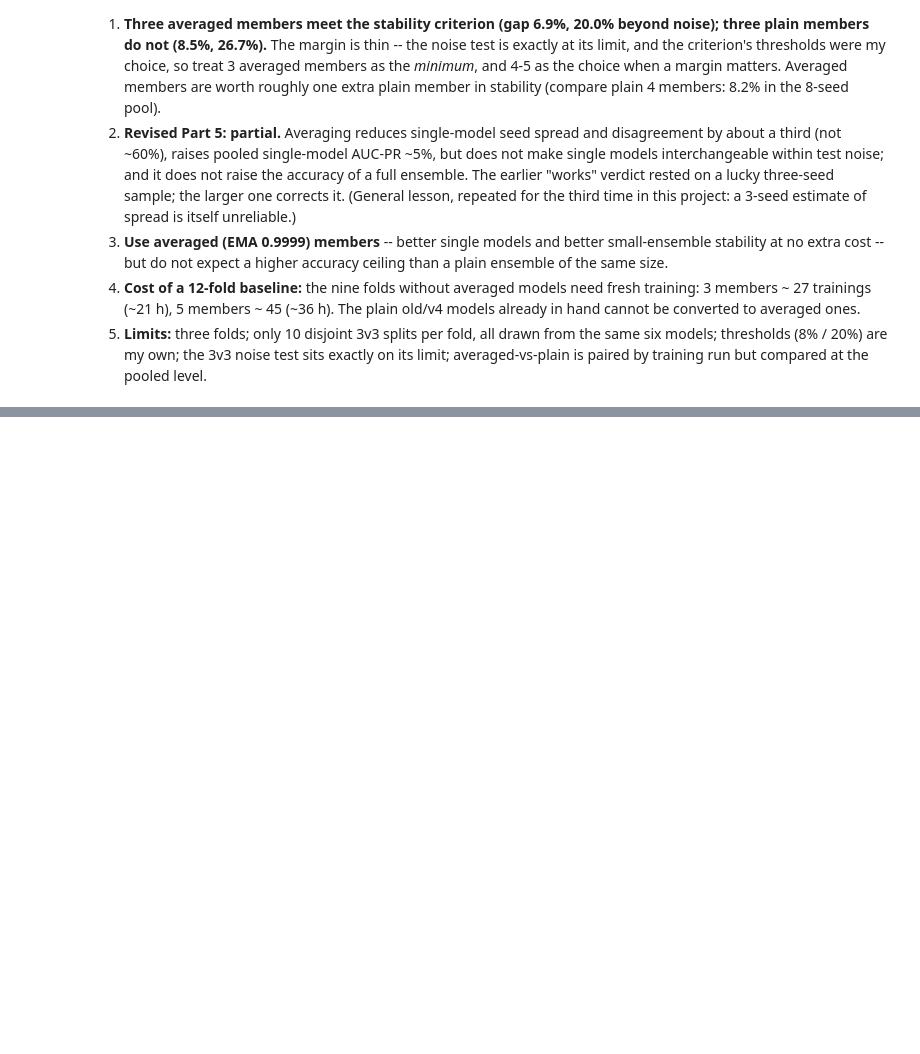
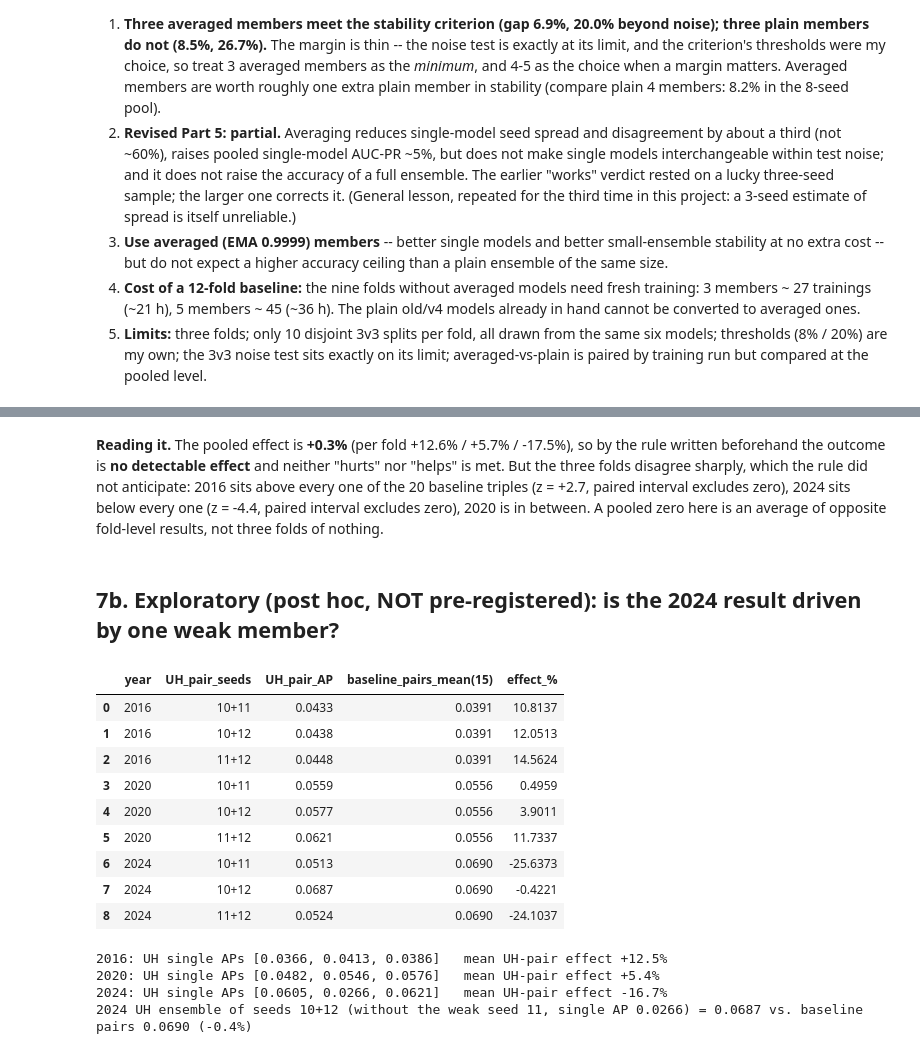
Before and after one commit to evanshabsove/short_term_tornado_predictor, a Jupyter notebook: notebooks/sample_mix_diagnostics.ipynb, the cells around one changed output, grey strips where cells are left out. Saved outputs shown, nothing was run; the diff lists cells and outputs as text; code cells hidden in the pictures; blank space fills up the shorter version.

```diff
--- a/notebooks/sample_mix_diagnostics.ipynb
+++ b/notebooks/sample_mix_diagnostics.ipynb
@@ -1304,0 +1351,32 @@ plus the matched baseline triple (seeds 10-12) with a paired day-bootstrap inter
+# %% [markdown]
+**Reading it.** The pooled effect is **+0.3%** (per fold +12.6% / +5.7% / -17.5%), so by the rule written beforehand the outcome is **no detectable effect** and neither "hurts" nor "helps" is met. But the three folds disagree sharply, which the rule did not anticipate:
+2016 sits above every one of the 20 baseline triples (z = +2.7, paired interval excludes zero), 2024 sits below every one (z = -4.4, paired interval excludes zero), 2020 is in between. A pooled zero here is an average of opposite fold-level results, not three folds of nothing.
+# %% [markdown]
+## 7b. Exploratory (post hoc, NOT pre-registered): is the 2024 result driven by one weak member?
+# %%
+rows = []
+for r in UHX:
+    bm = r["base_pairs_mean"]
+    for k, v in r["uh_pairs"].items():
+        rows.append({"year": r["year"], "UH_pair_seeds": k, "UH_pair_AP": v, "baseline_pairs_mean(15)": bm, "effect_%": 100 * (v / bm - 1)})
+xp = pd.DataFrame(rows)
+display(xp.round(4))
+for r in UHX:
+    print(f"{r['year']}: UH single APs {[round(v, 4) for v in r['uh_singles'].values()]}   mean UH-pair effect {100*np.mean([v / r['base_pairs_mean'] - 1 for v in r['uh_pairs'].values()]):+.1f}%")
+w = [r for r in UHX if r["year"] == 2024][0]
+print(f"2024 UH ensemble of seeds 10+12 (without the weak seed 11, single AP {w['uh_singles']['11']:.4f}) = {w['uh_pairs']['10+12']:.4f} vs. baseline pairs {w['base_pairs_mean']:.4f} ({100*(w['uh_pairs']['10+12']/w['base_pairs_mean']-1):+.1f}%)")
+# %% [output]
+|  | year | UH_pair_seeds | UH_pair_AP | baseline_pairs_mean(15) | effect_% |
+| 0 | 2016 | 10+11 | 0.0433 | 0.0391 | 10.8137 |
+| 1 | 2016 | 10+12 | 0.0438 | 0.0391 | 12.0513 |
+| 2 | 2016 | 11+12 | 0.0448 | 0.0391 | 14.5624 |
+| 3 | 2020 | 10+11 | 0.0559 | 0.0556 | 0.4959 |
+| 4 | 2020 | 10+12 | 0.0577 | 0.0556 | 3.9011 |
+| 5 | 2020 | 11+12 | 0.0621 | 0.0556 | 11.7337 |
+| 6 | 2024 | 10+11 | 0.0513 | 0.0690 | -25.6373 |
+| 7 | 2024 | 10+12 | 0.0687 | 0.0690 | -0.4221 |
+| 8 | 2024 | 11+12 | 0.0524 | 0.0690 | -24.1037 |
+2016: UH single APs [0.0366, 0.0413, 0.0386]   mean UH-pair effect +12.5%
+2020: UH single APs [0.0482, 0.0546, 0.0576]   mean UH-pair effect +5.4%
+2024: UH single APs [0.0605, 0.0266, 0.0621]   mean UH-pair effect -16.7%
+2024 UH ensemble of seeds 10+12 (without the weak seed 11, single AP 0.0266) = 0.0687 vs. baseline pairs 0.0690 (-0.4%)
```
Also changed, not shown: parts of 13 cells of this notebook, 6 other files.
